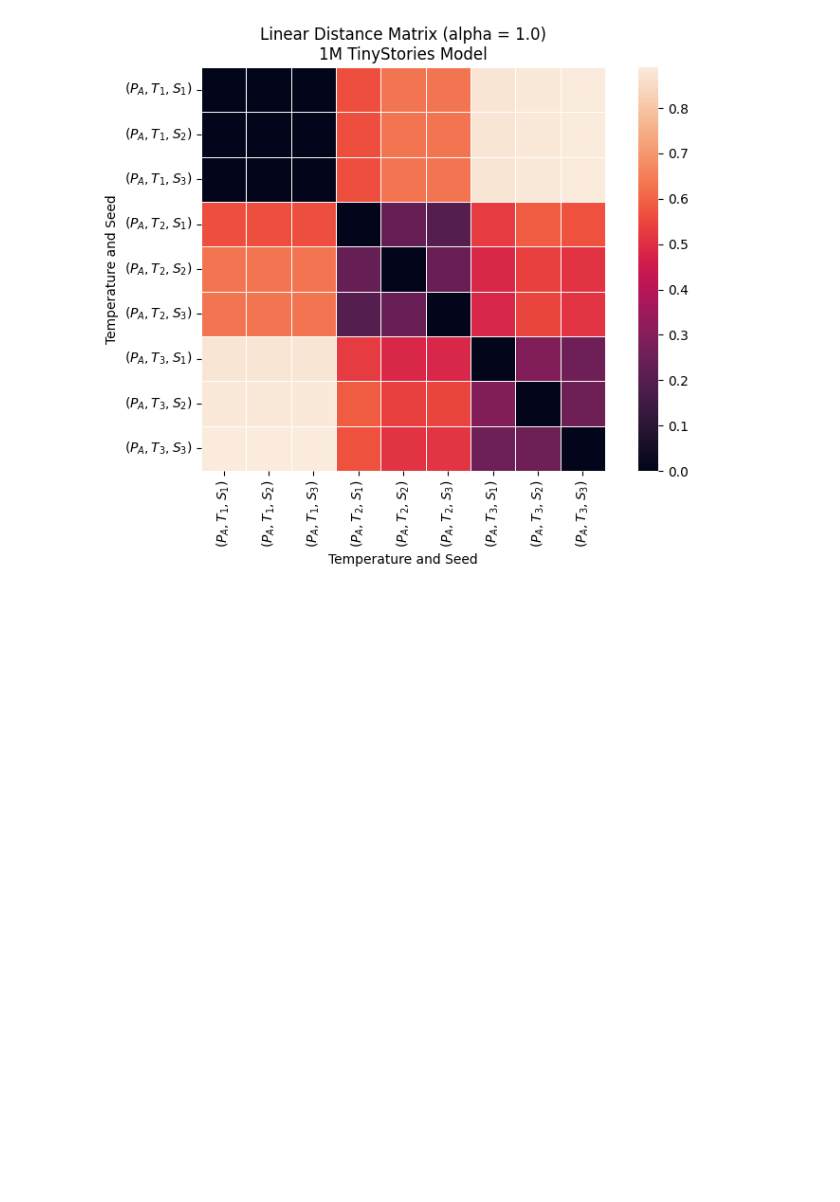
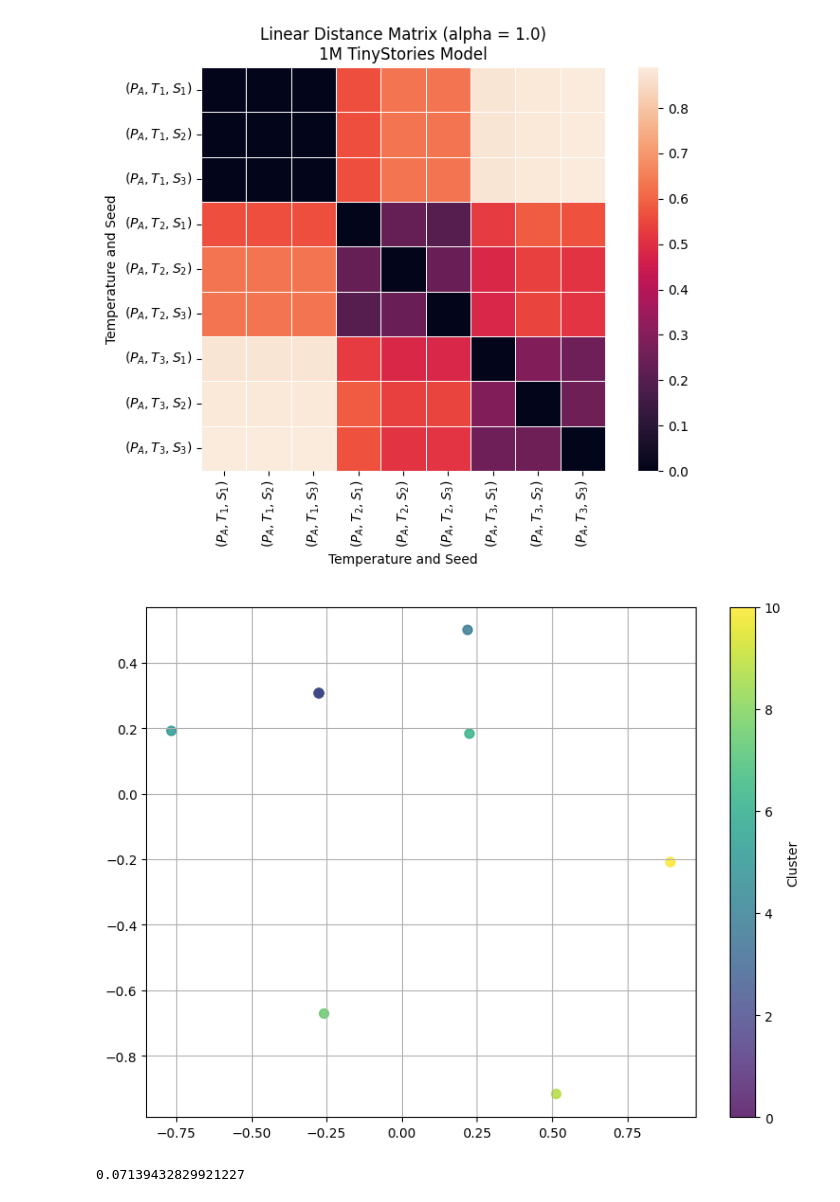
Before and after one commit to joshstallings/NEUR310, a Jupyter notebook: Experiments/data_analysis.ipynb, the cells around one changed output. Drawn from its saved outputs; the diff is of its cells as text; code cells hidden in the pictures; blank space fills up the shorter version.

```diff
--- a/Experiments/data_analysis.ipynb
+++ b/Experiments/data_analysis.ipynb
@@ -260,3 +222,22 @@ save_graphs(linear_distances)
 [figure]
 [figure]
 [figure]
+# %%
+from sklearn.manifold import MDS
+
+mds = MDS(n_components=2, metric=False, dissimilarity='precomputed', normalized_stress=True)
+clustered_data = mds.fit_transform(linear_distances[1])
+
+
+degrees_freedom = np.linspace(0, len(clustered_data[:, 0])+1, len(clustered_data[:, 0]))
+plt.figure(figsize=(8, 6)) # Adjust figure size as needed
+scatter = plt.scatter(clustered_data[:, 0], clustered_data[:, 1], c=degrees_freedom, cmap='viridis', s=50, alpha=0.8)
+plt.colorbar(scatter, label='Cluster')
+plt.grid(True)
+plt.tight_layout()
+plt.show()
+
+print(mds.stress_)
+# %% [output]
+[figure, added]
+0.07139432829921227
```
Also changed, not shown: parts of 5 cells of this notebook, 5 other files.
